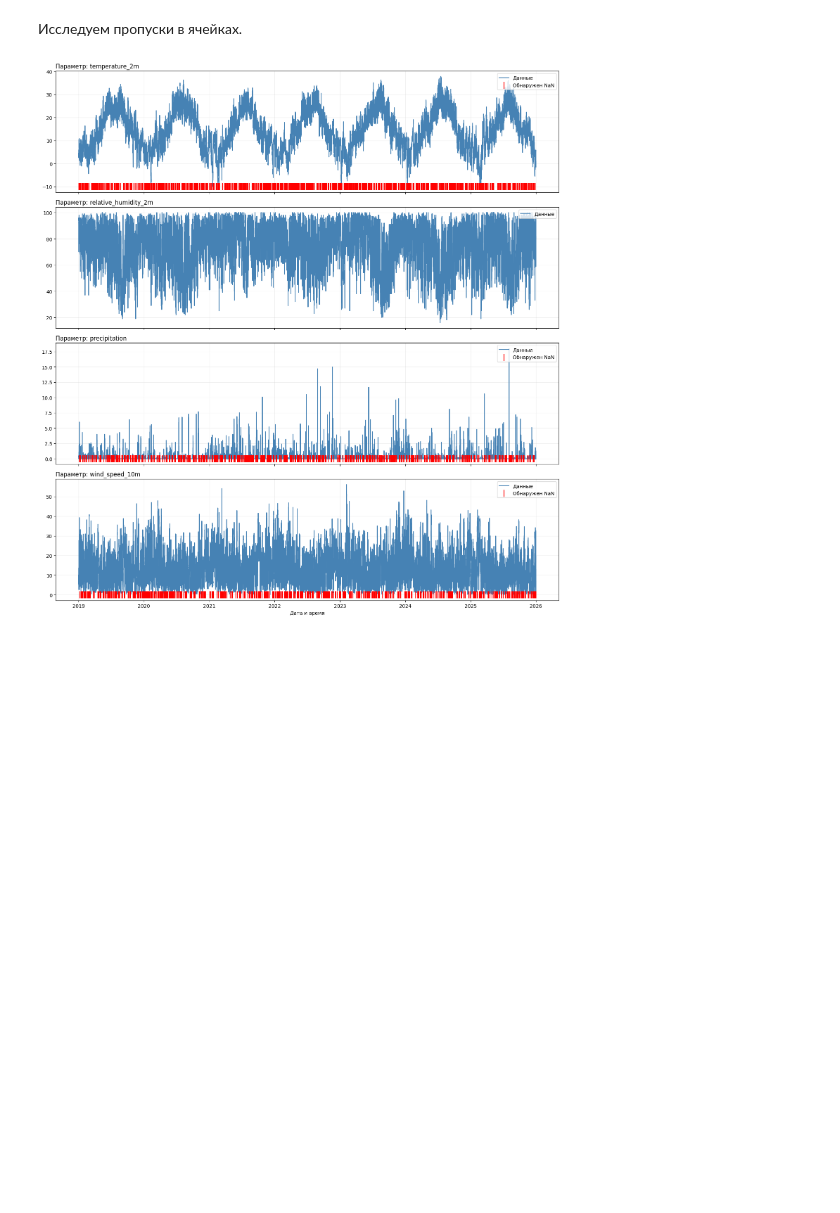
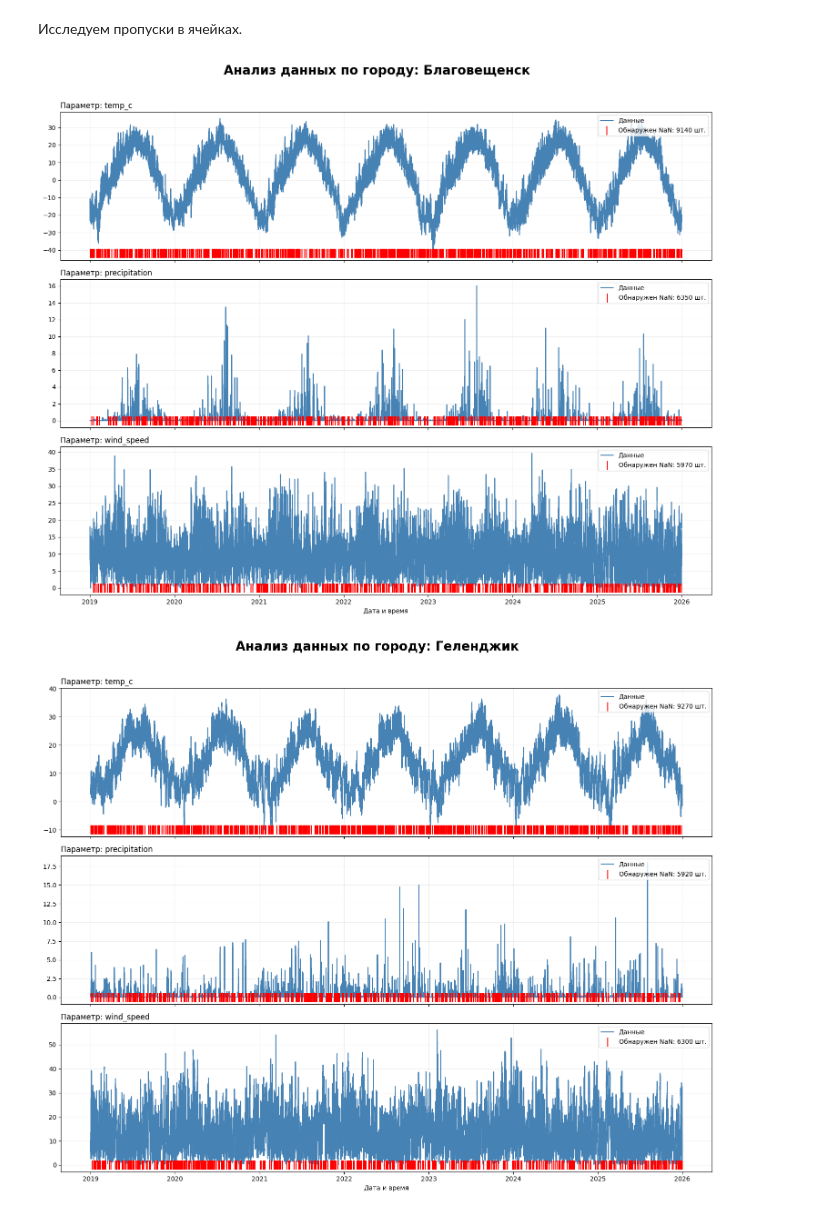
Before and after one commit to programx-dev/data-science-frameworks-sem2, a Jupyter notebook: main.ipynb, the cells around one changed output. Saved outputs shown, nothing was run; the diff lists cells and outputs as text; code cells hidden in the pictures; blank space fills up the shorter version.

```diff
--- a/main.ipynb
+++ b/main.ipynb
@@ -298,6 +298,15 @@ df_resampled = df_resampled.groupby('city').resample('1h').asfreq()
 
 # Убираем мульти-индекс
 df_resampled = df_resampled.reset_index()
+# %%
+rename_dict = {
+    'temperature_2m': 'temp_c',
+    'relative_humidity_2m': 'humidity',
+    'wind_speed_10m': 'wind_speed',
+    'surface_pressure': 'pressure'
+}
+# Переименовываем
+df_resampled = df_resampled.rename(columns=rename_dict)
 # %% [markdown]
 Исследуем пропуски в ячейках.
 # %%
@@ -314,6 +323,11 @@ def plot_gaps_diagnostic(df, city_name, columns_to_plot, start_date=None, end_da
 
     n_cols = len(columns_to_plot)
     fig, axes = plt.subplots(nrows=n_cols, ncols=1, figsize=(15, 4 * n_cols), sharex=True)
+
+    fig.suptitle(f'Анализ данных по городу: {city_name}',
+                 fontsize=20,
+                 fontweight='bold',
+                 y=1.02)
 
     if n_cols == 1:
         axes = [axes]
@@ -333,7 +347,7 @@ def plot_gaps_diagnostic(df, city_name, columns_to_plot, start_date=None, end_da
                 y_pos = 0
 
             ax.scatter(nan_points['ds'], [y_pos] * len(nan_points),
-                       color='red', marker='|', s=200, label='Обнаружен NaN', zorder=5)
+                       color='red', marker='|', s=200, label=f'Обнаружен NaN: {nan_points.size} шт.', zorder=5)
 
         ax.set_title(f'Параметр: {col}', fontsize=12, loc='left')
         ax.grid(True, alpha=0.2)
@@ -343,8 +357,13 @@ def plot_gaps_diagnostic(df, city_name, columns_to_plot, start_date=None, end_da
     plt.xlabel('Дата и время')
     plt.tight_layout()
     plt.show()
+# %%
+cities = df_resampled["city"].unique().tolist()
 # %%
-cols = ['temperature_2m', 'relative_humidity_2m', 'precipitation', 'wind_speed_10m']
-plot_gaps_diagnostic(df_resampled, 'Геленджик', cols) # '2019-01-01', '2024-02-28'
+cols = ['temp_c', 'precipitation', 'wind_speed']
+
+for city in cities:
+    plot_gaps_diagnostic(df_resampled, city, cols) # '2019-01-01', '2024-02-28'
 # %% [output]
-[figure, old version]
+[figure, new version]
+[figure, added]
```
Also changed, not shown: parts of 4 cells of this notebook, 3 other files.
